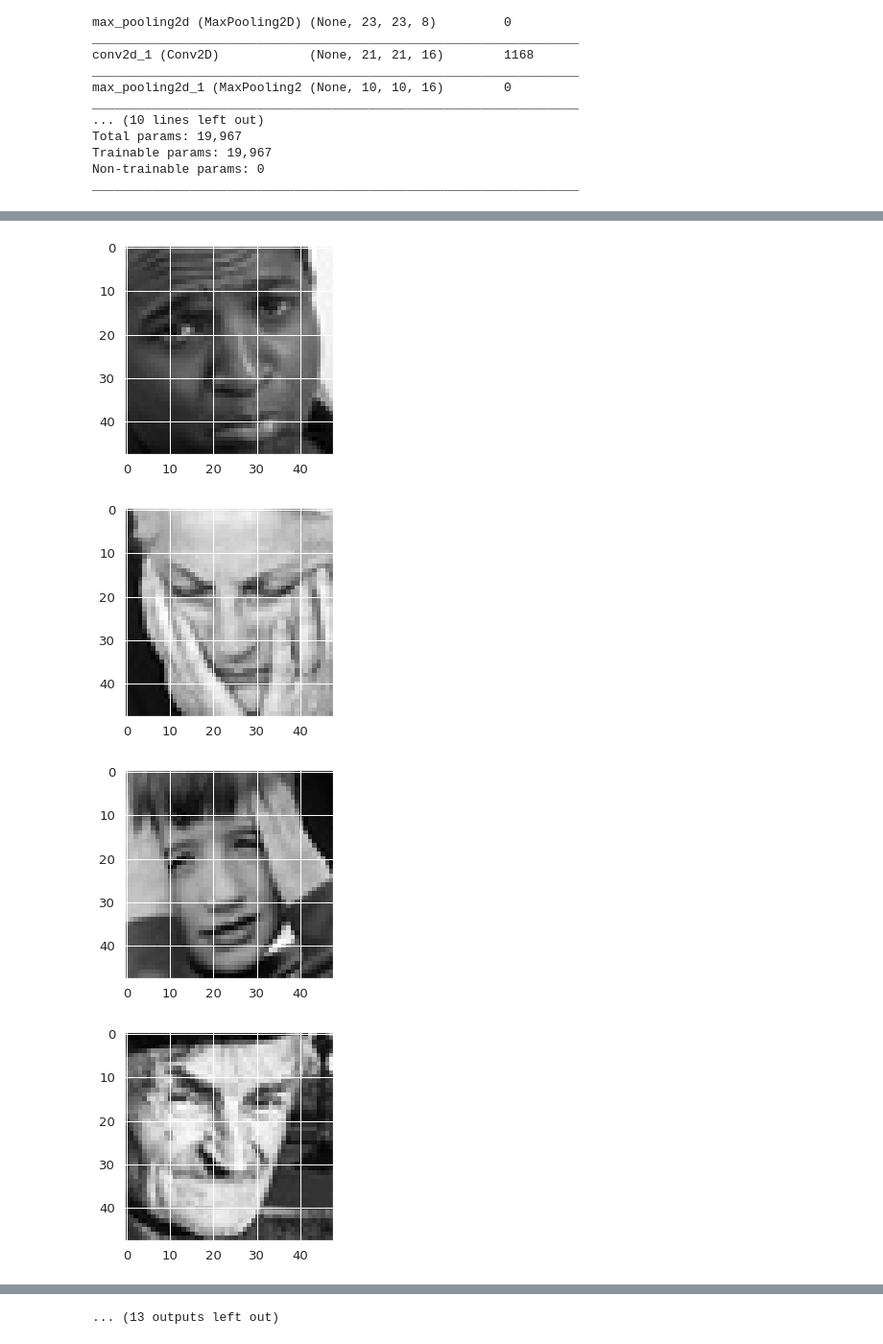
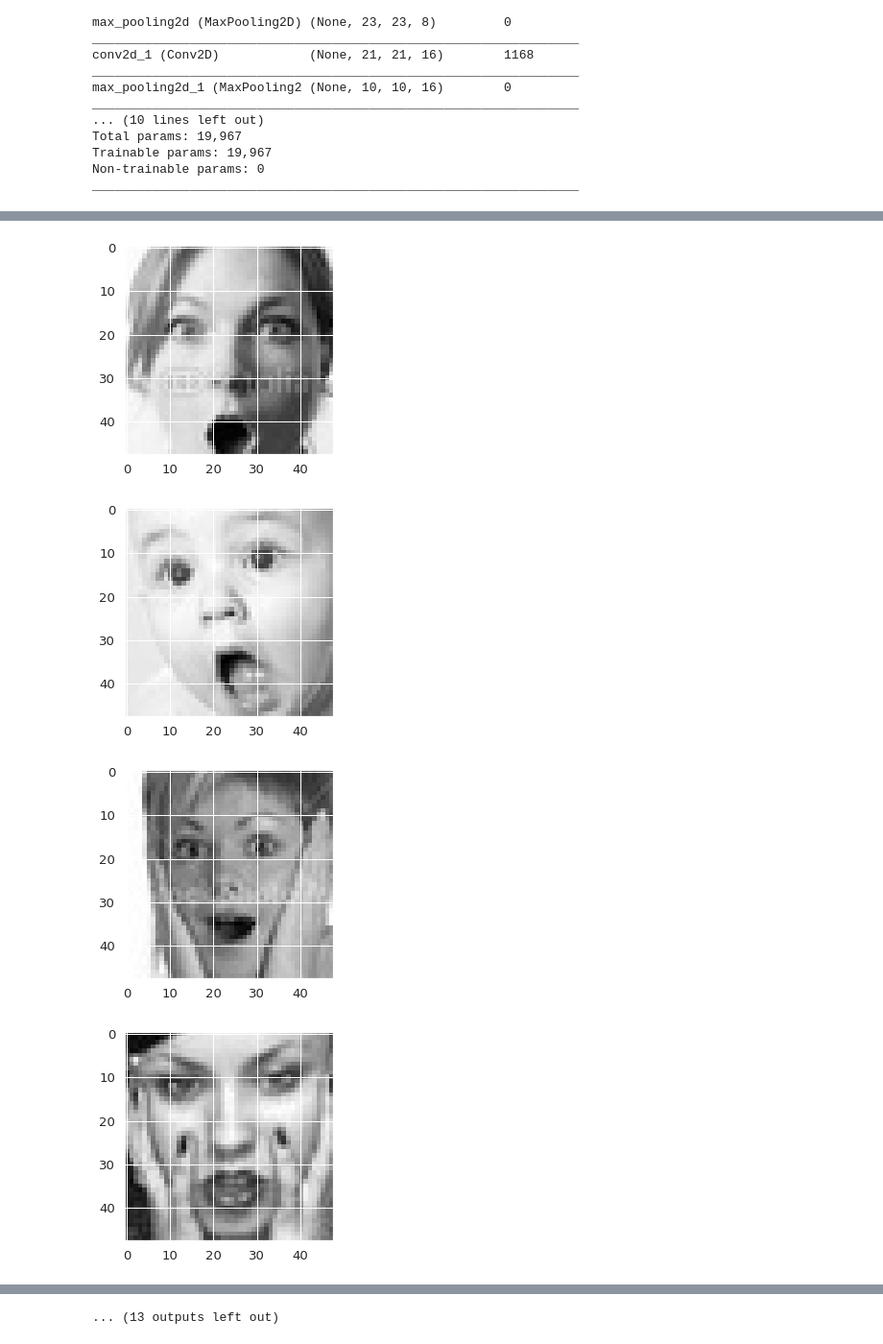
Before and after one commit to Ayuniarfina/Final-Project-Bangkit---JKT4-B, a Jupyter notebook: basemodel.ipynb, the cells around one changed output, grey strips where cells are left out. Shown at 96% size. Drawn from its saved outputs; the diff is of its cells as text; code cells hidden in the pictures.

```diff
--- a/basemodel.ipynb
+++ b/basemodel.ipynb
@@ -272,18 +272,18 @@ actual: neutral / prediction: happy
 # %%
 basedir = ('/tmp/dataset/images/images/validation/')
-expression = ('sad')
+expression = ('surprise')
 nsample = 25
 import os
 listname = os.listdir(basedir+expression)
 test = random.sample(listname, nsample)
 tests=0
 for i in test:
   plt.subplots(figsize=(4,4))
   dir = basedir+expression+'/'+i
   plt.imshow(mpimg.imread(dir),cmap='gray')
 plt.show()
 # %% [output]
-[figure, old version]
+[figure, new version]
-[figure, old version]
+[figure, new version]
-[figure, old version]
+[figure, new version]
-[figure, old version]
+[figure, new version]
```
Also changed, not shown: parts of 8 cells of this notebook.
